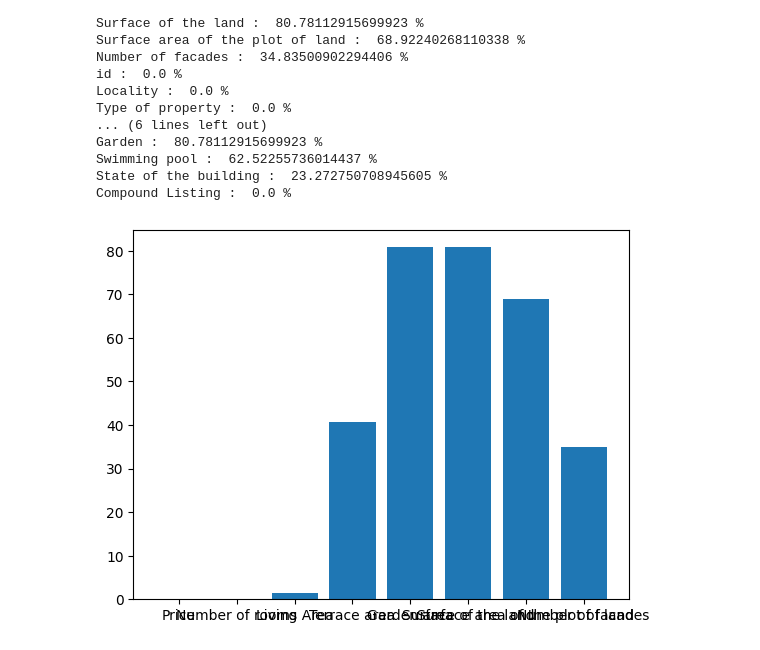
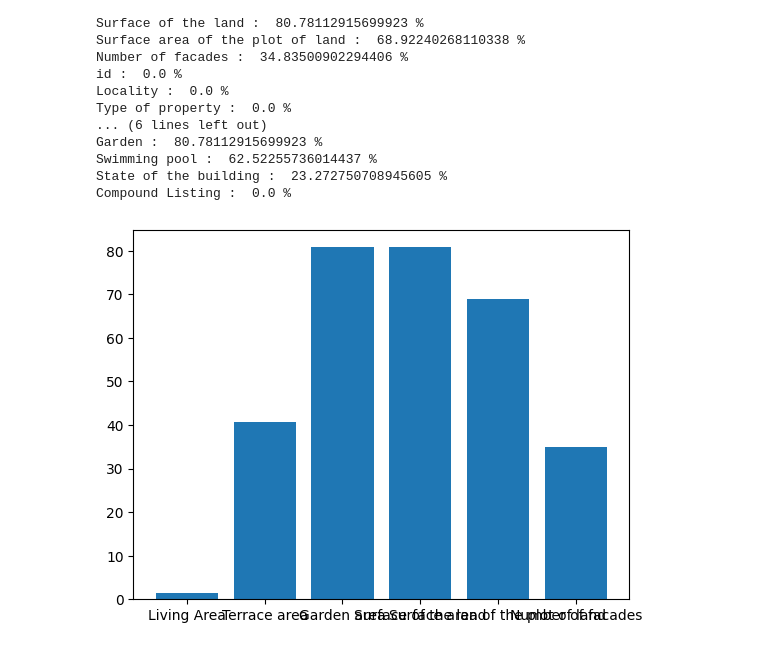
Before and after one commit to kvnpotter/ImmoData-EDA, a Jupyter notebook: analysis_maxim.ipynb, the cells around one changed output. Cells and saved outputs as stored; diff of their text form; code cells hidden in the pictures.

```diff
--- a/analysis_maxim.ipynb
+++ b/analysis_maxim.ipynb
@@ -4,7 +4,7 @@
 import pandas as pd
 import matplotlib.pyplot as plt
 # %%
-df = pd.read_csv('Clean_data.csv')
-uncleaned_data = pd.read_csv('Immoweb_scraping_result.csv')
-df.head()
+df = pd.read_csv('./Data/Clean_data.csv')
+uncleaned_data = pd.read_csv('./Data/Immoweb_scraping_result.csv')
+df.dtypes
 # %% [output]
@@ -130,15 +125,21 @@ Score of a model where the data is using onehotEncode:  -0.09126125051436507
 # 2.7 What is the percentage of missing values per column?
 # %%
 missing_quantitative = []
+missing_quantitative_columns = []
 missing_qualitative = []
+missing_qualitative_columns = []
 print('Percentage of missing data per column: ')
 for column in quantitative_columns:
   percentage = (uncleaned_data[column].isna().sum() / uncleaned_data[column].shape[0] ) * 100
-  missing_quantitative.append(percentage)
+  if percentage > 0:
+      missing_quantitative.append(percentage)
+      missing_quantitative_columns.append(column)
   print(column, ': ', percentage, '%')
 for column in qualitative_columns:
   percentage = (uncleaned_data[column].isna().sum() / uncleaned_data[column].shape[0] ) * 100
-  missing_qualitative.append(percentage)
+  if percentage > 0:
+      missing_qualitative.append(percentage)
+      missing_qualitative_columns.append(column)
   print(column, ': ', percentage, '%')
 # %% [output]
 Percentage of missing data per column:
@@ -161,8 +162,10 @@ Compound Listing :  0.0 %
 # %%
 #Plotting percentage of missing data per colulmn for categoricals
 fig1, ax1 = plt.subplots()
-bar_labels = quantitative_columns
-ax1.bar(quantitative_columns, missing_quantitative, label=bar_labels)
+bar_labels = missing_quantitative_columns
+ax1.bar(missing_quantitative_columns, missing_quantitative, label=bar_labels)
 plt.show()
+
+# TODO fix plot and produce plot for qualitative data
 # %% [output]
-[figure, old version]
+[figure, new version]
```
Also changed, not shown: parts of 14 cells of this notebook.
